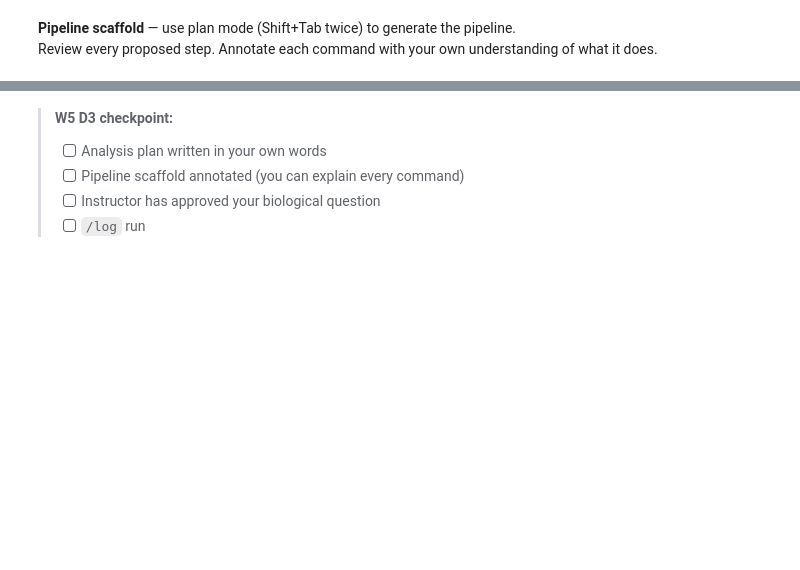
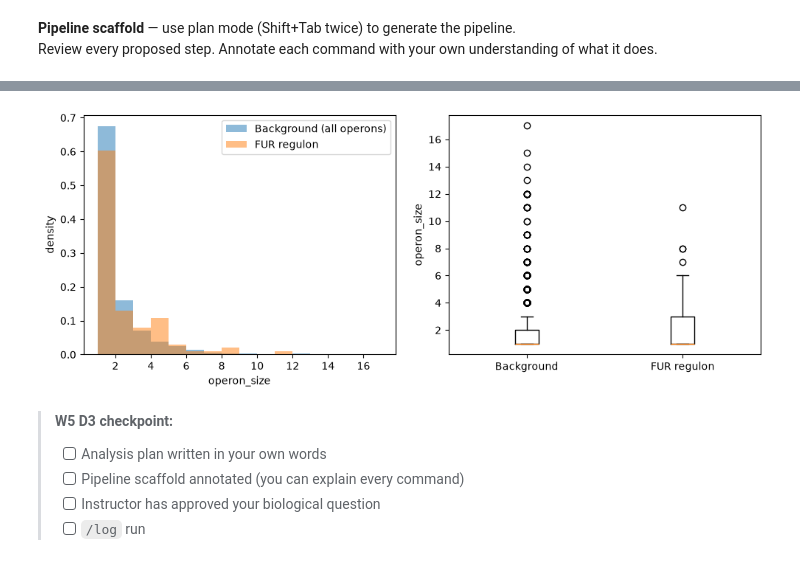
Before and after one commit to minjiyou/intern-claude-training, a Jupyter notebook: notebooks/05_miniproject_template.ipynb, the cells around one changed output, grey strips where cells are left out. Cells and saved outputs as stored; diff of their text form; code cells hidden in the pictures; blank space fills up the shorter version.

```diff
--- a/notebooks/05_miniproject_template.ipynb
+++ b/notebooks/05_miniproject_template.ipynb
@@ -188,3 +192,77 @@ Review every proposed step. Annotate each command with your own understanding of
 # If any cell holds shell commands (bowtie2, samtools, fastq-dump, meme...),
 # make its FIRST line %%bash — otherwise Jupyter runs them as Python and errors.
 # Pure-Python analysis cells (pandas, Biopython, matplotlib) need no magic.
+
+from pathlib import Path # 파일 경로를 다루기 위한 표준 라이브러리.
+import re # 정규표현식(regex) 라이브러리
+import pandas as pd # 판다스
+import matplotlib.pyplot as plt # 그래프 라이브러리
+from scipy.stats import mannwhitneyu # 통계 라이브러리
+
+def find_repo_file(relative_path, start=None):
+    # 커널의 작업 디렉토리가 어디든 상관없이 현재 위치에서 위로 올라가며 파일을 찾는다.
+    start = Path(start or Path.cwd()).resolve()
+    for directory in [start, *start.parents]:
+        candidate = directory / relative_path
+        if candidate.exists():
+            return candidate
+    raise FileNotFoundError(f"Could not find {relative_path!r} at or above {start}")
+
+# Step 1: 배경군 — RegulonDB 전체 오페론 파싱
+operon_path = find_repo_file("data/reference/OperonSet.tsv") # find_repo_file 함수로 파일 경로 찾기.
+bg = pd.read_csv(operon_path, sep="\t", skiprows=26) # 탭으로 구분된 파일 읽기, 위쪽 26줄은 라이선스, 인용정보 주석이라 건너뜀.
+bg.columns = [c.split(")", 1)[-1].strip() for c in bg.columns] # 컬럼명이 1)operonId 처럼 되어있으므로 ")" 기준으로 분리하여 정제.
+print(f"[Step 1] 배경군 전체 오페론 개수: {len(bg)}") # 전체 오페론(배경군) 개수 출력.
+
+# Step 2: FUR군 — xlsx에서 고유 TU 추출 (병합 셀 처리 + 중복 제거)
+xlsx_path = find_repo_file("data/reference/ncomms5910_supp_data1.xlsx") # 논문 데이터 파일 탐색.
+fur = pd.read_excel(xlsx_path, sheet_name="Supplementary Data 1", header=1) # 엑셀 시트에서 두 번째 줄을 컬럼 헤더로 읽어옴
+fur[["Binding Sites", "Transcription Unit"]] = fur[["Binding Sites", "Transcription Unit"]].ffill() # NaN 값을 직전 값으로 채움
+fur_unique_tu = fur["Transcription Unit"].dropna().unique() # Transcription Unit 컬럼에서 결측치를 제거하고 중복 없는 고유 TU 목록 추출
+print(f"[Step 2] FUR 결합 고유 TU 개수: {len(fur_unique_tu)}") # 추출된 고유 Fur 결합 TU 개수 출력.
+
+# Step 3: TU 와 RegulonDB operon 매칭 및 unmapped 기록
+name_to_size = bg.set_index("operonName")["numberOfGenes"].to_dict() # operonName 이 키, numberOfGenes 이 값인 딕셔너리 생성
+gene_to_size = {} # 개별 유전자명과 오페론 크기를 매핑할 빈 딕셔너리.
+for _, row in bg.dropna(subset=["operonGenes"]).iterrows(): # operonGenes 행을 순회
+    for gene in row["operonGenes"].split("|"): # "|" 로 구분된 유전자 목록을 분할
+        gene_to_size[gene.strip()] = row["numberOfGenes"] # 공백을 제거한 개별 유전자명을 키로 오페론 크기를 매핑 딕셔너리에 저장
+
+def lookup_operon_size(tu_name): # TU 이름을 바탕으로 오페론 크기를 조회하는 함수
+    if tu_name in name_to_size: # TU 가 RegulonDB 오페론 이름과 일치하는지 확인
+        return name_to_size[tu_name] # 일치 시 오페론 크기 반환
+    for gene in re.split(r"[-/]", tu_name): # "-" 이나 "/" 로 TU 이름을 분할하여 개별 유전자 탐색
+        if gene in gene_to_size: # 분할된 유전자가 유전자 매핑 딕셔너리에 존재하는지 확인
+            return gene_to_size[gene] # 존재 시 매핑된 오페론 크기 반환
+    return None # 없으면 None
+
+tu_to_size = {tu: lookup_operon_size(tu) for tu in fur_unique_tu} # 모든 고유 Fur TU에 대해 오페론 크기를 찾아 딕셔너리로 저장
+unmapped_tus = [tu for tu, size in tu_to_size.items() if size is None] # 매칭 실패(None) TU들만 추출하여 리스트 생성.
+fur_sizes = [size for size in tu_to_size.values() if size is not None] # 매칭 성공한 Fur 군의 오페론 크기 수치들만 리스트로 추출
+bg_sizes = bg["numberOfGenes"].tolist() # 배경군 전체 오페론의 유전자 수(numberOfGenes)를 리스트로 변환
+
+unmapped_rate = len(unmapped_tus) / len(fur_unique_tu) # 전체 TU / 매칭 실패 TU 비 계산
+print(f"[Step 3] 매칭 성공: {len(fur_sizes)}/{len(fur_unique_tu)} ({unmapped_rate:.1%} unmapped)")
+print(f"[Step 3] unmapped TU 목록: {unmapped_tus}")
+
+# Step 4: Mann-Whitney U test
+# operon_size는 한쪽으로 치우친 데이터라 정규분포를 가정할 수 없어 두 그룹의 순위를 비교하는 비모수 검정(Mann-Whitney U)을 사용함.
+stat, pvalue = mannwhitneyu(fur_sizes, bg_sizes, alternative="two-sided")
+print(f"[Step 4] U={stat}, p-value={pvalue:.4g}")
+print(f"[Step 4] FUR군 평균/중앙값: {pd.Series(fur_sizes).mean():.2f} / {pd.Series(fur_sizes).median()}")
+print(f"[Step 4] 배경군 평균/중앙값: {pd.Series(bg_sizes).mean():.2f} / {pd.Series(bg_sizes).median()}")
+
+# Step 5: 시각화 — 두 그룹의 operon_size 분포 비교
+fig, axes = plt.subplots(1, 2, figsize=(10, 4))
+axes[0].hist(bg_sizes, bins=range(1, 18), alpha=0.5, density=True, label="Background (all operons)")
+axes[0].hist(fur_sizes, bins=range(1, 18), alpha=0.5, density=True, label="FUR regulon")
+axes[0].set_xlabel("operon_size")
+axes[0].set_ylabel("density")
+axes[0].legend()
+
+axes[1].boxplot([bg_sizes, fur_sizes], tick_labels=["Background", "FUR regulon"])
+axes[1].set_ylabel("operon_size")
+
+plt.tight_layout()
+plt.show()
+# %% [output]
@@ -191,3 +276,4 @@ Review every proposed step. Annotate each command with your own understanding of
+[figure, added]
 # %% [markdown]
 > **W5 D3 checkpoint:**
 > - [ ] Analysis plan written in your own words
```
Also changed, not shown: parts of 2 cells of this notebook, 1 other file.
